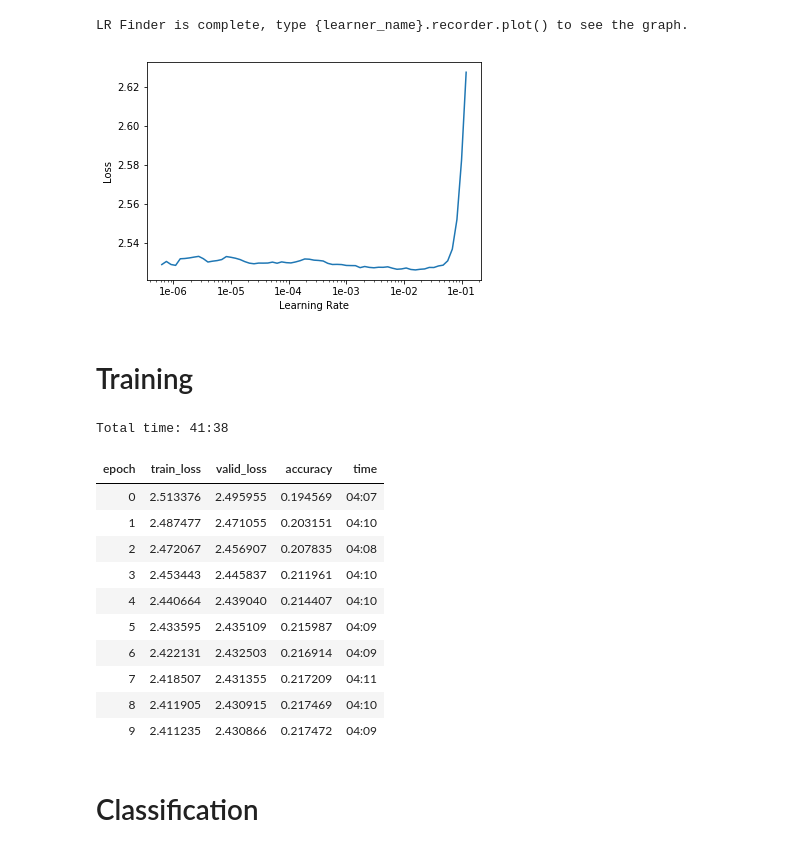
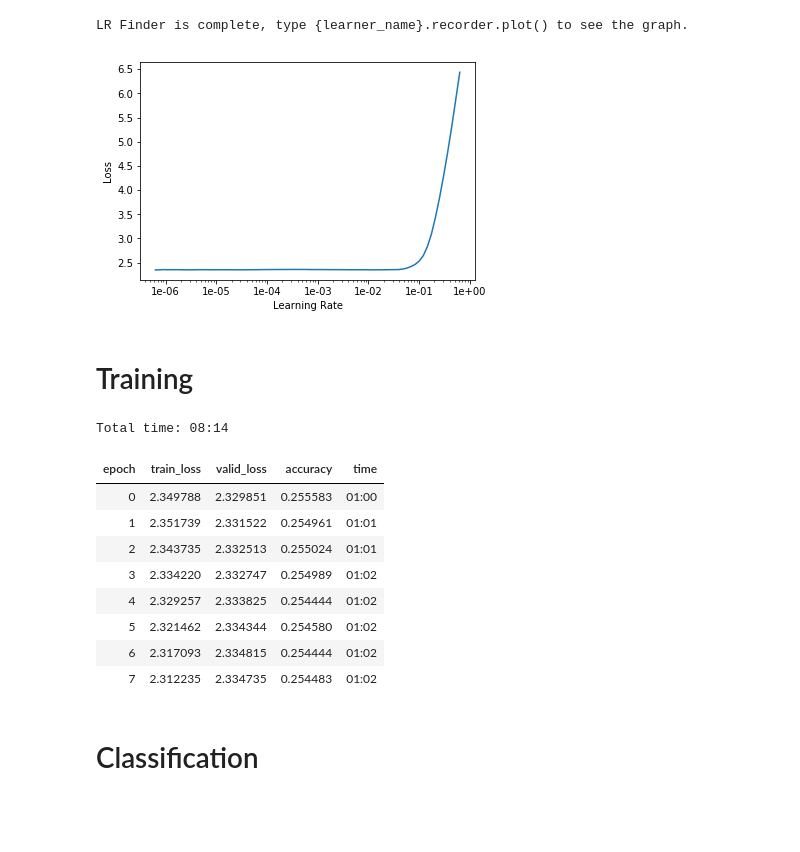
Before and after one commit to kheyer/Genomic-ULMFiT, a Jupyter notebook: Mammals/Mammal Ensemble/Enhancer Classification/Mammals Enhancers 1 Classification 4mer.ipynb, the cells around one changed output. Saved outputs shown, nothing was run; the diff lists cells and outputs as text; code cells hidden in the pictures; blank space fills up the shorter version.

Commit message:
new enhancers notebooks

```diff
--- a/Mammals/Mammal Ensemble/Enhancer Classification/Mammals Enhancers 1 Classification 4mer.ipynb
+++ b/Mammals/Mammal Ensemble/Enhancer Classification/Mammals Enhancers 1 Classification 4mer.ipynb
@@ -35,9 +35,8 @@ classification_df.head()
 | 2 | GTGTGCTGGCCACCAGAGGGAGCCAGATCCCCC... | positive | Cat | train |
 | 3 | TGGGCGTTTTCACTGCGCGGTCTCTGCTCCTGC... | positive | Cat | train |
 | 4 | GGCATTGGAGGGACCGAGAATAGGGAGGCCCTG... | positive | Cat | train |
-# %%
-species = ['Human', 'Mouse', 'Dog', 'Opossum']
-classification_df = classification_df[classification_df.Organism.isin(species)]
+# %%
+classification_df = classification_df[classification_df.Organism == 'Human']
 # %%
 train_df = classification_df[classification_df.set == 'train']
 valid_df = classification_df[classification_df.set == 'valid']
@@ -58,10 +57,10 @@ len(model_vocab.itos)
 # %% [output]
 257
 # %%
-tok = Tokenizer(partial(GenomicTokenizer, ngram=4, stride=2), n_cpus=1, pre_rules=[], post_rules=[], special_cases=['xxpad'])
+tok = Tokenizer(partial(GenomicTokenizer, ngram=4, stride=2), n_cpus=4, pre_rules=[], post_rules=[], special_cases=['xxpad'])
 # %%
 data = GenomicTextLMDataBunch.from_df(path, train_df, valid_df, bs=850, tokenizer=tok,
-                              chunksize=10000, text_cols='Sequence', label_cols='Enhancer', vocab=model_vocab)
+                              chunksize=80000, text_cols='Sequence', label_cols='Enhancer', vocab=model_vocab)
 # %%
 len(data.vocab.stoi), len(data.vocab.itos)
 # %% [output]
@@ -82,24 +80,22 @@ learn.lr_find()
 [interactive output not drawn]
 LR Finder is complete, type {learner_name}.recorder.plot() to see the graph.
 # %%
-learn.recorder.plot(skip_end=13)
+learn.recorder.plot()
 # %% [output]
-[figure, old version]
+[figure, new version]
 # %% [markdown]
 # Training
 # %%
-learn.fit_one_cycle(10, 1e-3, moms=(0.8,0.7))
+learn.fit_one_cycle(8, 1e-3, moms=(0.8,0.7))
 # %% [output]
-Total time: 41:38
+Total time: 08:14
 | epoch | train_loss | valid_loss | accuracy | time |
-| 0 | 2.513376 | 2.495955 | 0.194569 | 04:07 |
-| 1 | 2.487477 | 2.471055 | 0.203151 | 04:10 |
-| 2 | 2.472067 | 2.456907 | 0.207835 | 04:08 |
-| 3 | 2.453443 | 2.445837 | 0.211961 | 04:10 |
-| 4 | 2.440664 | 2.439040 | 0.214407 | 04:10 |
-| 5 | 2.433595 | 2.435109 | 0.215987 | 04:09 |
-| 6 | 2.422131 | 2.432503 | 0.216914 | 04:09 |
-| 7 | 2.418507 | 2.431355 | 0.217209 | 04:11 |
-| 8 | 2.411905 | 2.430915 | 0.217469 | 04:10 |
-| 9 | 2.411235 | 2.430866 | 0.217472 | 04:09 |
+| 0 | 2.349788 | 2.329851 | 0.255583 | 01:00 |
+| 1 | 2.351739 | 2.331522 | 0.254961 | 01:01 |
+| 2 | 2.343735 | 2.332513 | 0.255024 | 01:01 |
+| 3 | 2.334220 | 2.332747 | 0.254989 | 01:02 |
+| 4 | 2.329257 | 2.333825 | 0.254444 | 01:02 |
+| 5 | 2.321462 | 2.334344 | 0.254580 | 01:02 |
+| 6 | 2.317093 | 2.334815 | 0.254444 | 01:02 |
+| 7 | 2.312235 | 2.334735 | 0.254483 | 01:02 |
 # %%
```
Also changed, not shown: parts of 139 cells of this notebook, 2 other files.
